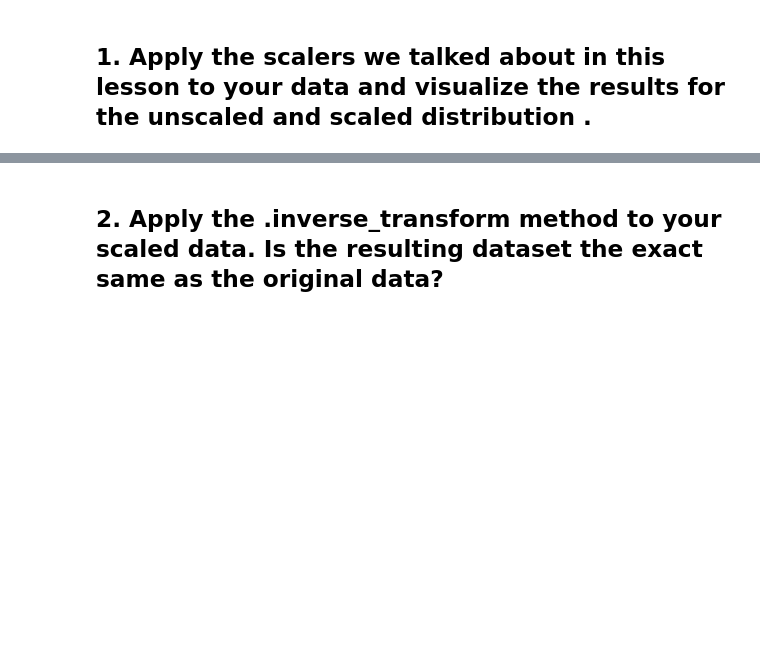
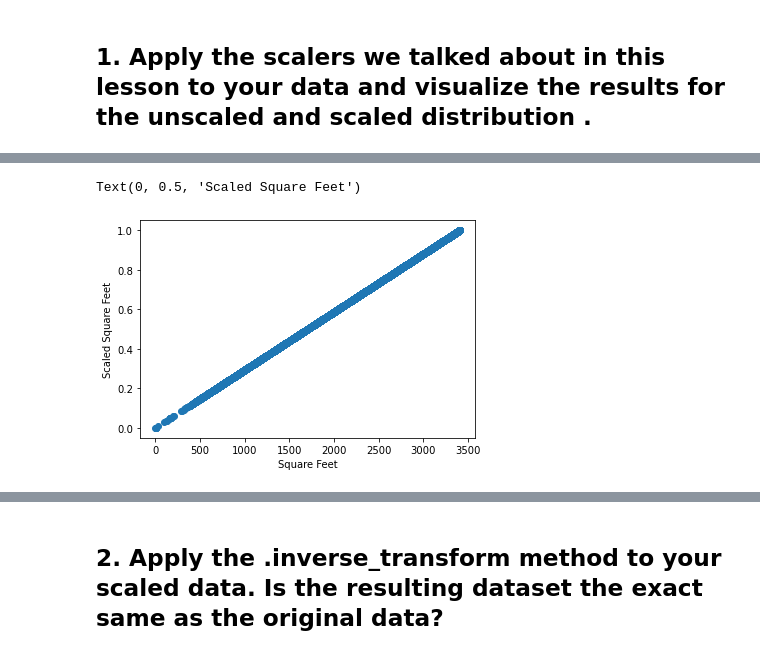
Before and after one commit to randyfrench/regression-exercises, a Jupyter notebook: scaling.ipynb, the cells around one changed output, grey strips where cells are left out. Cells and saved outputs as stored; diff of their text form; code cells hidden in the pictures; blank space fills up the shorter version.

```diff
--- a/scaling.ipynb
+++ b/scaling.ipynb
@@ -33,2 +40,16 @@ train.describe().T
 # %% [markdown]
 ## 1. Apply the scalers we talked about in this lesson to your data and visualize the results for the unscaled and scaled distribution .
+# %%
+# Define the thing
+scaler = sklearn.preprocessing.MinMaxScaler()
+
+# Fit the thing
+scaler.fit(train[['square_feet']])
+
+#transform
+scaled = scaler.transform(train[['square_feet']])
+
+
+# single step to fit and transform
+scaled = scaler.fit_transform(train[['square_feet']])
+scaled
@@ -34,0 +64,3 @@ train.describe().T
+# %%
+#you can make a new 'scaled' column in original dataframe if you wish
+train['square_feet_scaled']  = scaled
@@ -34,0 +76,9 @@ train.describe().T
+# %%
+# plot square feet vs scaled square feet
+
+plt.scatter(train.square_feet, scaled)
+plt.xlabel('Square Feet')
+plt.ylabel('Scaled Square Feet')
+# %% [output]
+Text(0, 0.5, 'Scaled Square Feet')
+[figure, added]
```
Also changed, not shown: parts of 27 cells of this notebook, 3 other files.
